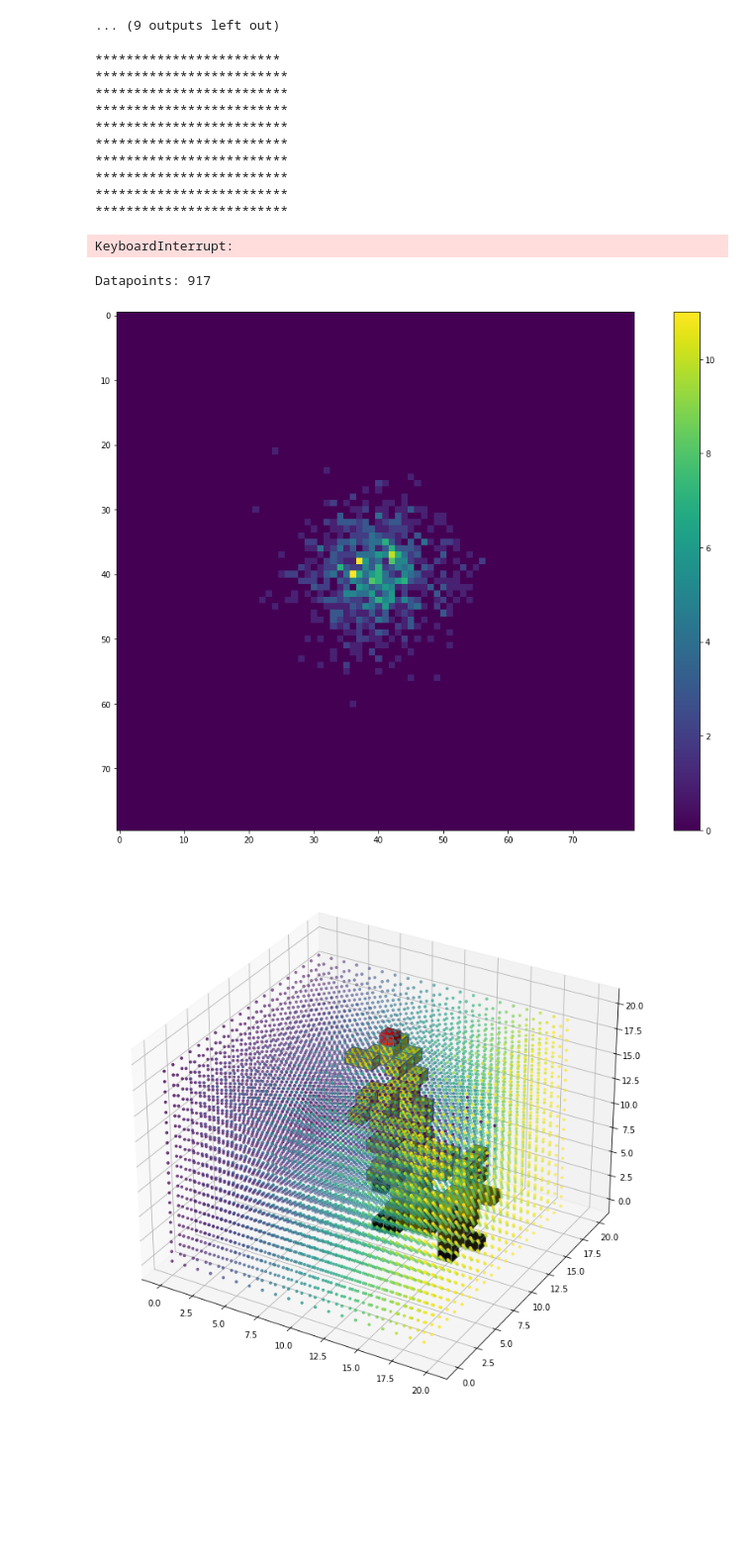
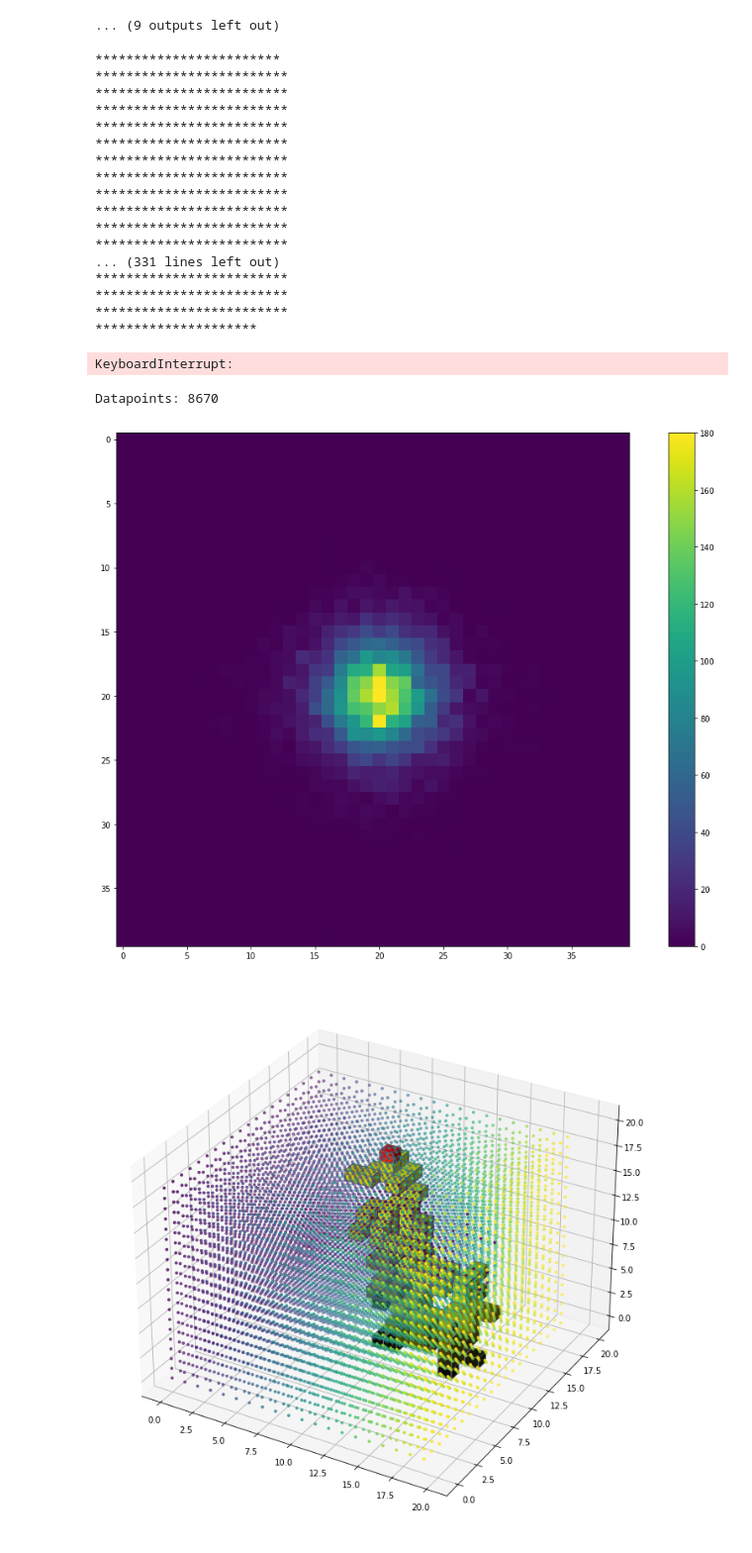
Before and after one commit to g-nilsson/spatial_discretizations_impact_on_simulations, a Jupyter notebook: DBM_cube.ipynb, the cells around one changed output. Shown at 99% size. Drawn from its saved outputs; the diff is of its cells as text; code cells hidden in the pictures; blank space fills up the shorter version.

```diff
--- a/DBM_cube.ipynb
+++ b/DBM_cube.ipynb
@@ -287,7 +287,7 @@ for i in range(-5, 5):
 [figure]
 ... (9 outputs left out)
 # %%
-N=40
+N=20
 width = N*2
 nu=2.5
 threshold=0.001
@@ -324,40 +324,47 @@ while True:
 *************************
 *************************
 *************************
+*************************
+*************************
+... (331 lines left out)
+*************************
+*************************
+*************************
+*********************
 KeyboardInterrupt:
 # %%
 viz_file.close()
 strike_file.close()
 # %%
-N=40
+N=20
 nu=2.5
 threshold=0.001
 
 filename_strike = f"C:\\Users\\gabri\\Desktop\\Capstone\\data\\x2_widths\\{N}_{nu}_{threshold}_strikedata.txt"
 strike_file = open(filename_strike,'r')
 strike_data_str = strike_file.read()
 strike_data_str = strike_data_str.split('#')[:-1]
 
 strike_data = np.zeros((N*2, N*2))
 print("Datapoints:",len(strike_data_str))
 
 for point in strike_data_str:
     point = point.split(',')
     x_coord = point[1]
     y_coord = point[2]
     x_coord = x_coord.strip()
     y_coord = y_coord.strip()
     y_coord = y_coord.strip(')')
     strike_data[int(x_coord), int(y_coord)] += 1
 
 cmap = matplotlib.cm.viridis
 fig = plt.figure(figsize=(18,12))
 plt.imshow(strike_data, cmap=cmap)
 plt.colorbar()
 plt.show()
 # %% [output]
-Datapoints: 917
+Datapoints: 8670
-[figure, old version]
+[figure, new version]
 # %%
 # Import libraries
 import matplotlib.pyplot as plt
```
Also changed, not shown: 4 other files.
